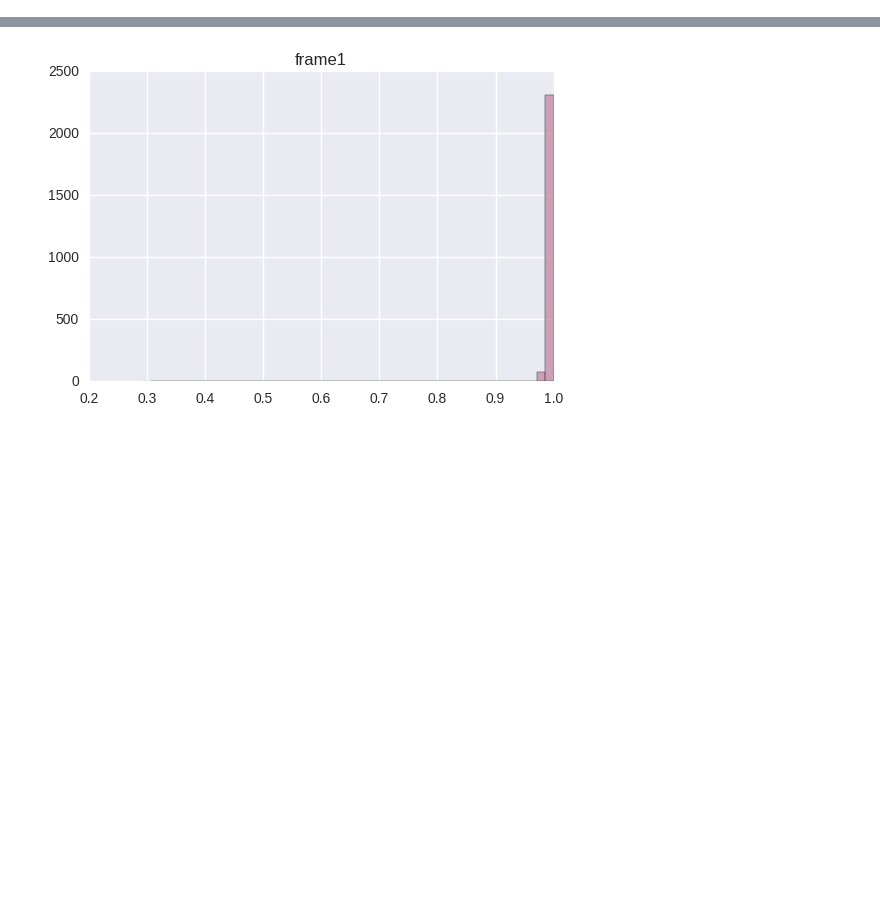
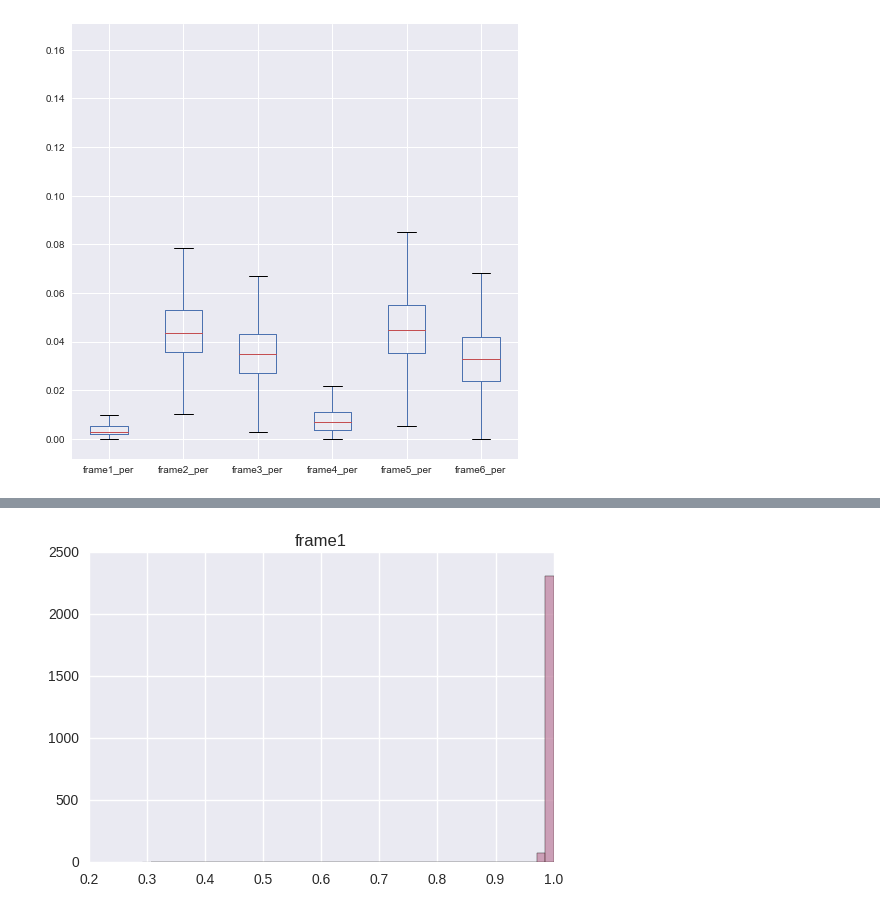
Before and after one commit to MitsukiUsui/genome, a Jupyter notebook: oscanalyze/osc_plot.ipynb, the cells around one changed output, grey strips where cells are left out. Saved outputs shown, nothing was run; the diff lists cells and outputs as text; code cells hidden in the pictures; blank space fills up the shorter version.

```diff
--- a/oscanalyze/Untitled.ipynb
+++ b/oscanalyze/osc_plot.ipynb
@@ -78,0 +145,4 @@ sim_df = get_df("/data/mitsuki/out/altorf/genome/fasta/GCF_000022125.1_ASM2212v1
+# %%
+sim_df= get_osc_df("GCF_000242335.1_ASM24233v3_chromosome_simu03_0.fna", cds_lst)
+print(sim_df.shape)
+sim_df.head()
@@ -78,0 +174,6 @@ sim_df = get_df("/data/mitsuki/out/altorf/genome/fasta/GCF_000022125.1_ASM2212v1
+# %%
+plt.figure(figsize=(8,8))
+sim_df.boxplot(column=["frame1_per","frame2_per","frame3_per","frame4_per","frame5_per","frame6_per"])
+plt.show()
+# %% [output]
+[figure, added]
```
Also changed, not shown: parts of 15 cells of this notebook, 1 other file.
